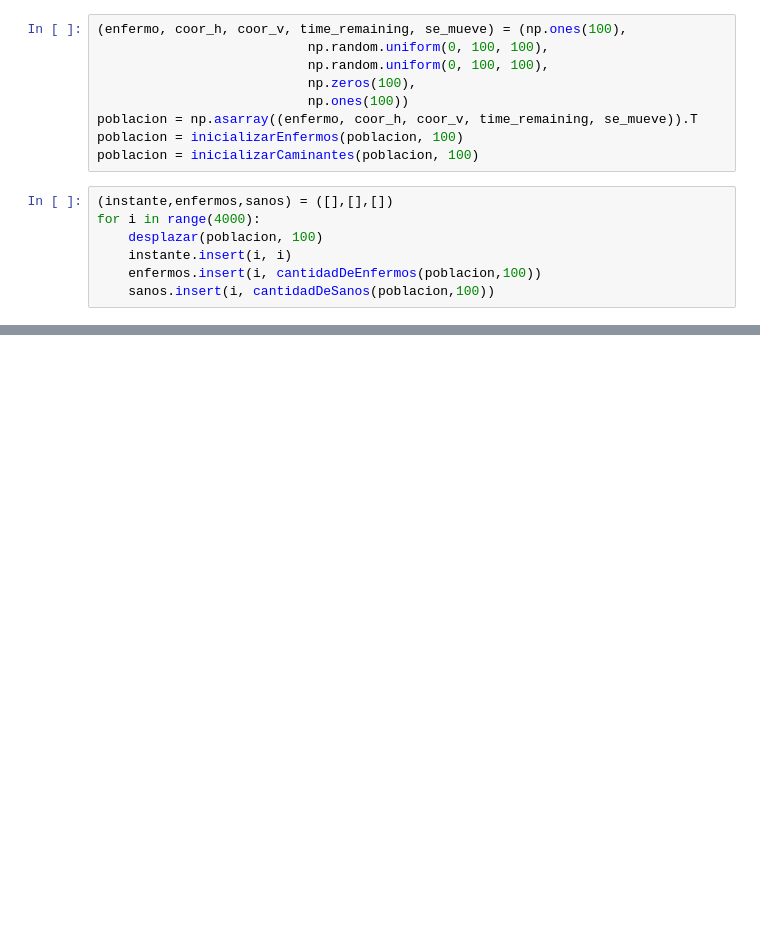
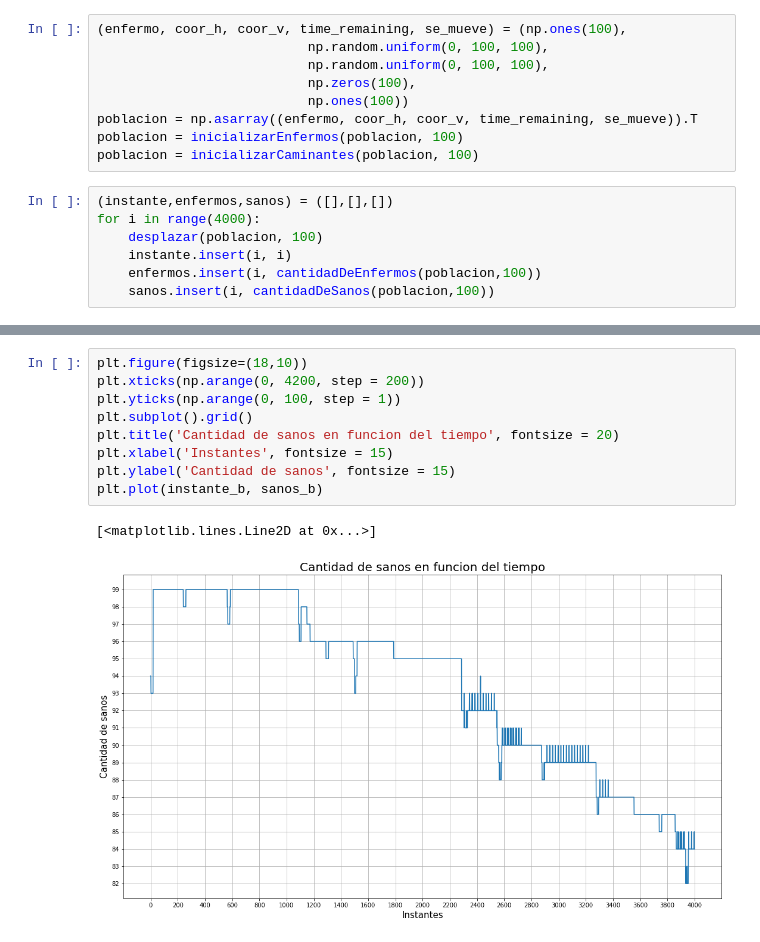
Before and after one commit to nazar9318/Simulacion-1c2020-TP1, a Jupyter notebook: Ejercicio 10.ipynb, the cells around one changed output, grey strips where cells are left out. Saved outputs shown, nothing was run; the diff lists cells and outputs as text; blank space fills up the shorter version.

```diff
--- a/Ejercicio 10.ipynb
+++ b/Ejercicio 10.ipynb
@@ -167,0 +256,12 @@ plt.plot(instante, sanos)
+# %%
+plt.figure(figsize=(18,10))
+plt.xticks(np.arange(0, 4200, step = 200))
+plt.yticks(np.arange(0, 100, step = 1))
+plt.subplot().grid()
+plt.title('Cantidad de sanos en funcion del tiempo', fontsize = 20)
+plt.xlabel('Instantes', fontsize = 15)
+plt.ylabel('Cantidad de sanos', fontsize = 15)
+plt.plot(instante_b, sanos_b)
+# %% [output]
+[<matplotlib.lines.Line2D at 0x...>]
+[figure, added]
```
Also changed, not shown: parts of 15 cells of this notebook.
